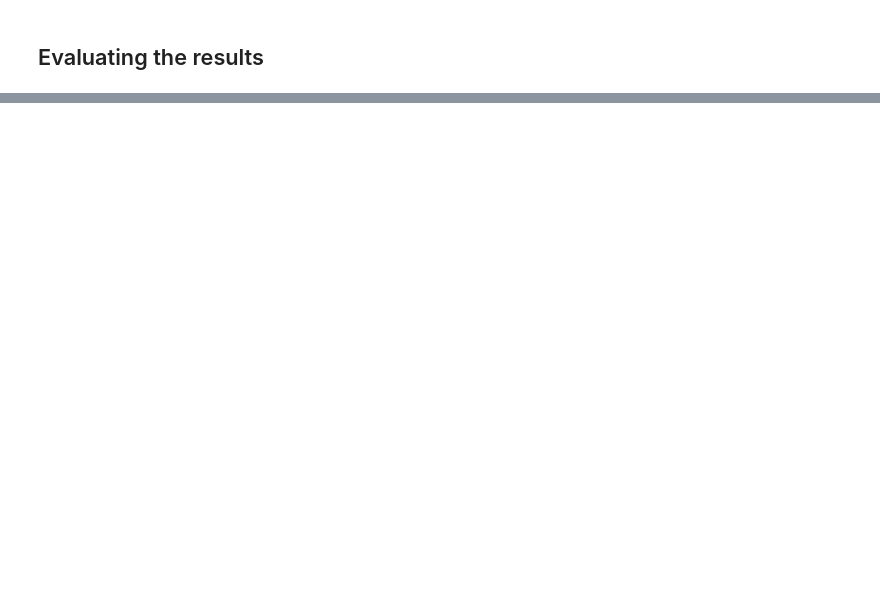
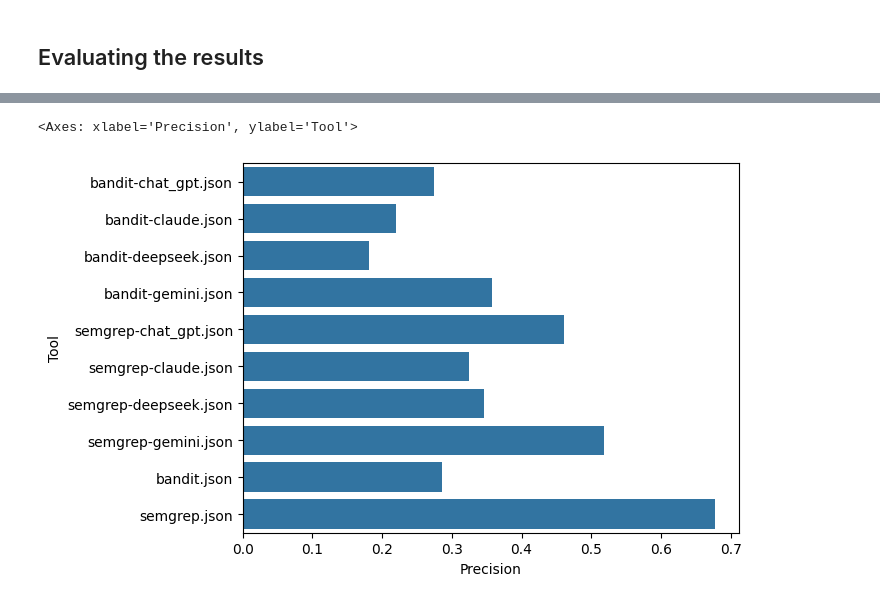
Before and after one commit to levimaciell/Ai_sast_analysis, a Jupyter notebook: data_analysis/ai_analysis_over_sast.ipynb, the cells around one changed output, grey strips where cells are left out. Saved outputs shown, nothing was run; the diff lists cells and outputs as text; code cells hidden in the pictures; blank space fills up the shorter version.

```diff
--- a/data_analysis/ai_analysis_over_sast.ipynb
+++ b/data_analysis/ai_analysis_over_sast.ipynb
@@ -98,0 +85,5 @@ report_df
+# %%
+sns.barplot(report_df, x="Precision" , y="Tool")
+# %% [output]
+<Axes: xlabel='Precision', ylabel='Tool'>
+[figure, added]
```
Also changed, not shown: parts of 6 cells of this notebook, 12 other files.
